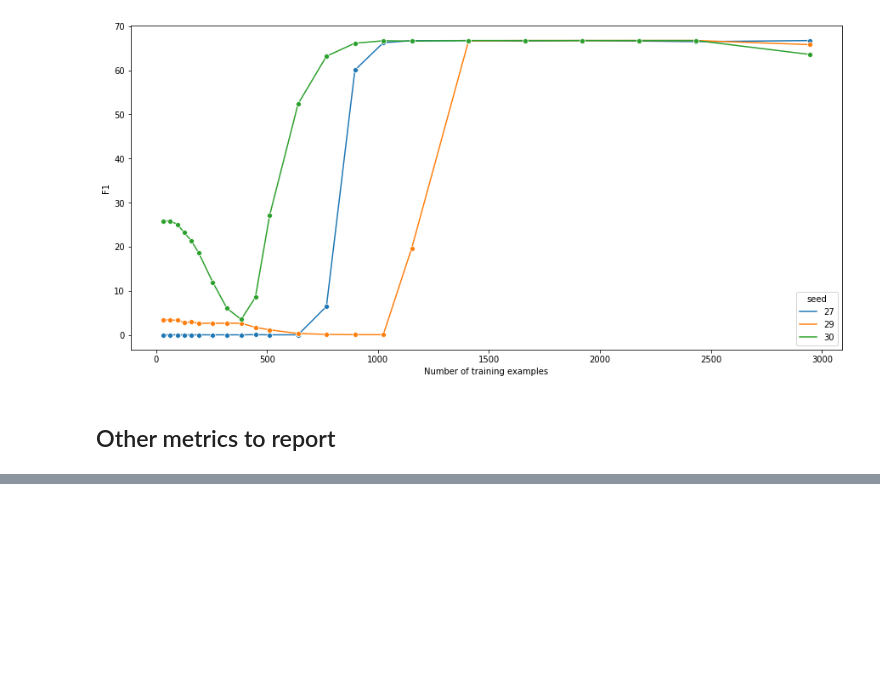
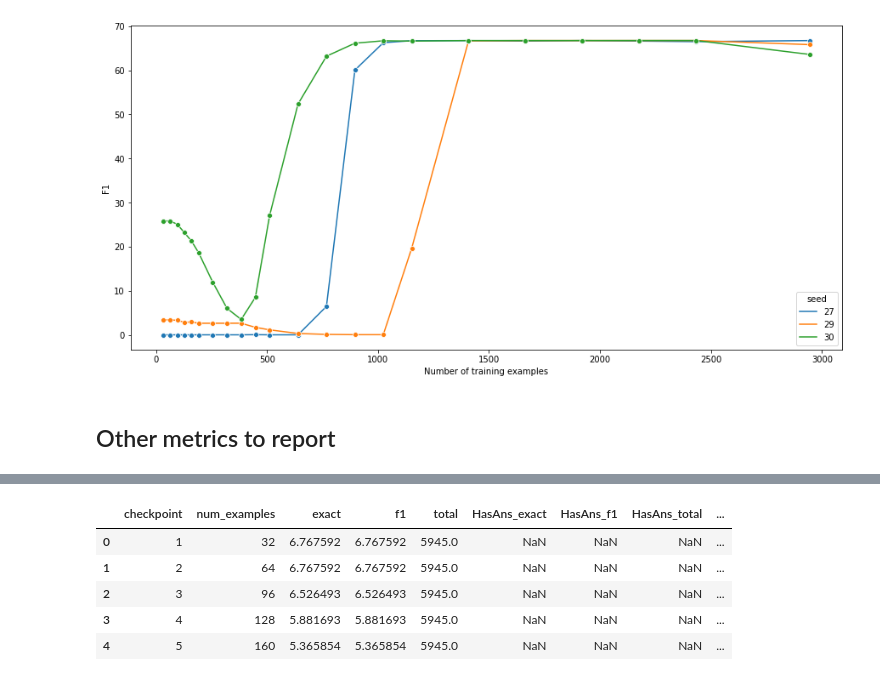
Before and after one commit to stevieg3/when-do-reading-comprehension-models-learn, a Jupyter notebook: notebooks/final_plots/01 squadv2-UnansAns.ipynb, the cells around one changed output, grey strips where cells are left out. Drawn from its saved outputs; the diff is of its cells as text; code cells hidden in the pictures; blank space fills up the shorter version.

```diff
--- a/notebooks/final_plots/01 squadv2-UnansAns.ipynb
+++ b/notebooks/final_plots/01 squadv2-UnansAns.ipynb
@@ -240,0 +248,10 @@ plt.show()
+# %%
+temp_df = metrics_by_cat[(metrics_by_cat['unanswerable'] == 1)].groupby(['checkpoint', 'num_examples']).mean().reset_index()
+temp_df.head()
+# %% [output]
+|  | checkpoint | num_examples | exact | f1 | total | HasAns_exact | HasAns_f1 | HasAns_total | ... |
+| 0 | 1 | 32 | 6.767592 | 6.767592 | 5945.0 | NaN | NaN | NaN | ... |
+| 1 | 2 | 64 | 6.767592 | 6.767592 | 5945.0 | NaN | NaN | NaN | ... |
+| 2 | 3 | 96 | 6.526493 | 6.526493 | 5945.0 | NaN | NaN | NaN | ... |
+| 3 | 4 | 128 | 5.881693 | 5.881693 | 5945.0 | NaN | NaN | NaN | ... |
+| 4 | 5 | 160 | 5.365854 | 5.365854 | 5945.0 | NaN | NaN | NaN | ... |
```
Also changed, not shown: parts of 7 cells of this notebook.
